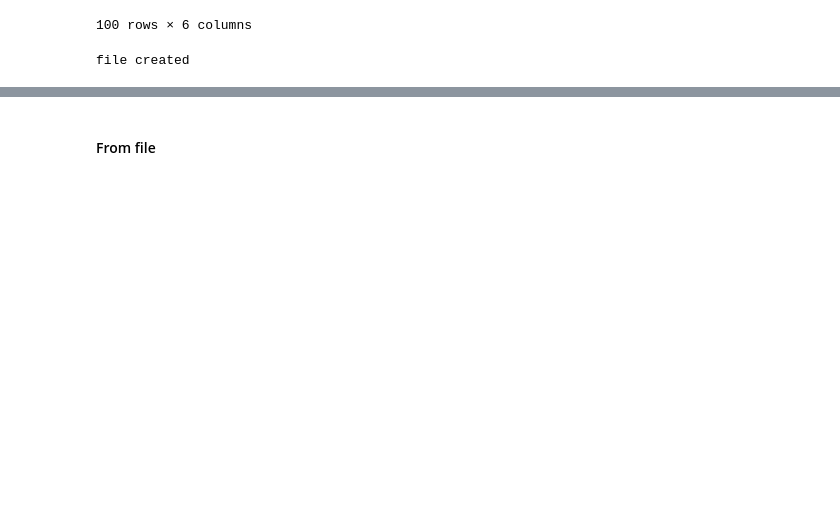
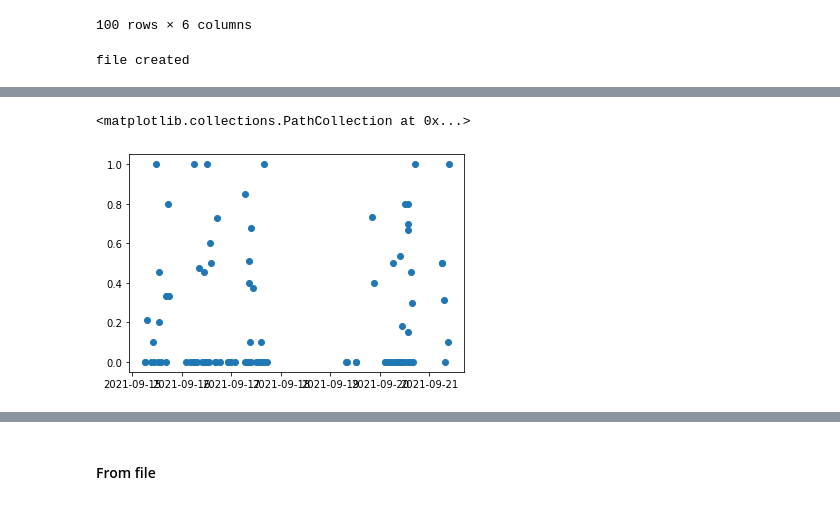
Before and after one commit to ArshidSri/Sentiment_Analysis_Summarization_webscrapping, a Jupyter notebook: Stock_sentiment_Analysis.ipynb, the cells around one changed output, grey strips where cells are left out. Cells and saved outputs as stored; diff of their text form; code cells hidden in the pictures; blank space fills up the shorter version.

```diff
--- a/Stock_sentiment_Analysis.ipynb
+++ b/Stock_sentiment_Analysis.ipynb
@@ -596,0 +621,5 @@ file created
+# %%
+matplotlib_sentiment(sentiment_df['Time_pdformat'],sentiment_df["textblob_subjective"])
+# %% [output]
+<matplotlib.collections.PathCollection at 0x...>
+[figure, added]
```
Also changed, not shown: parts of 23 cells of this notebook.
